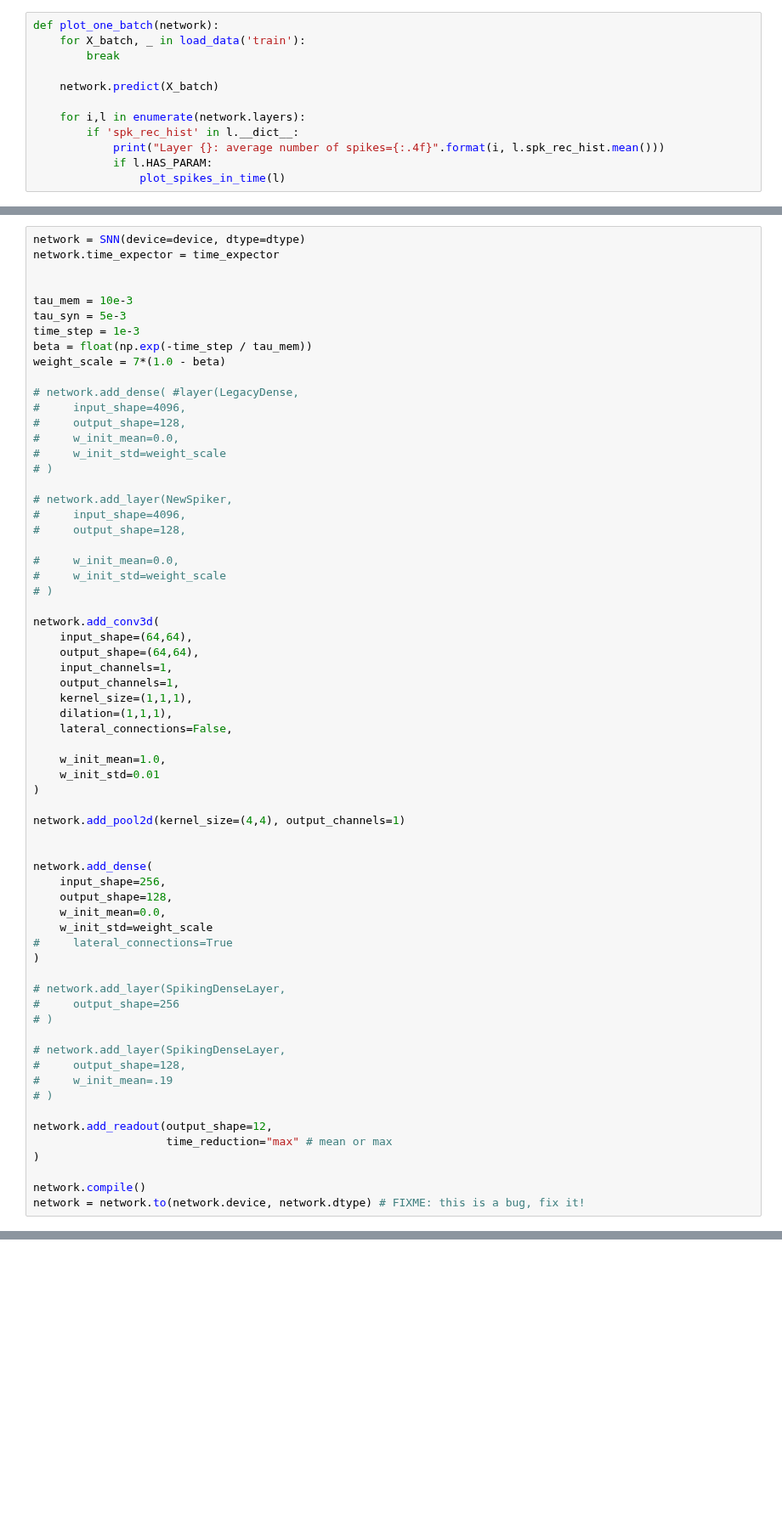
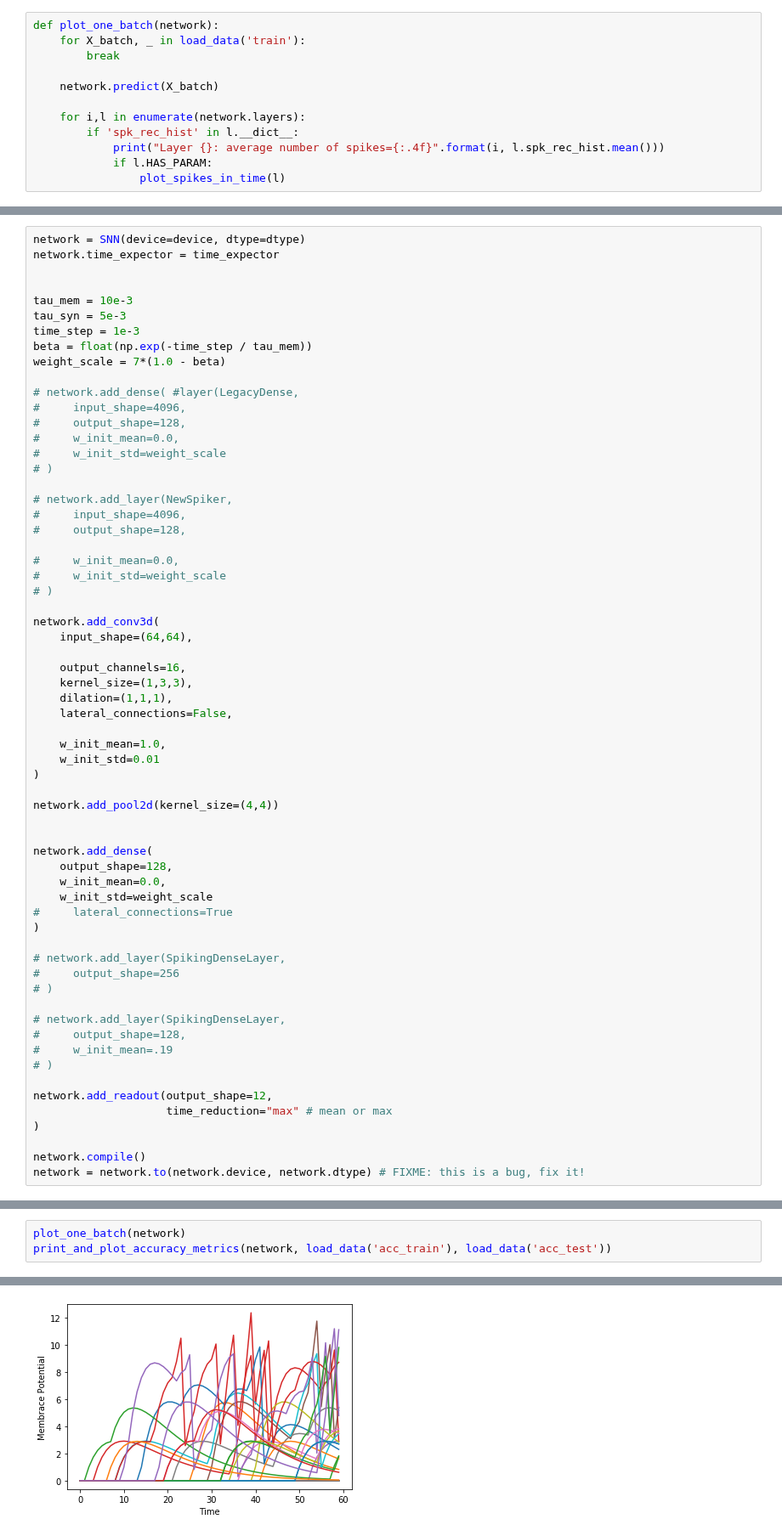
Before and after one commit to ArefMq/action-recognition-via-snn, a Jupyter notebook: S-CNN-DVS.ipynb, the cells around one changed output, grey strips where cells are left out. Shown at 85% size. Saved outputs shown, nothing was run; the diff lists cells and outputs as text; blank space fills up the shorter version.

```diff
--- a/S-CNN-DVS.ipynb
+++ b/S-CNN-DVS.ipynb
@@ -111,10 +111,9 @@ weight_scale = 7*(1.0 - beta)
 
 network.add_conv3d(
     input_shape=(64,64),
-    output_shape=(64,64),
-    input_channels=1,
-    output_channels=1,
-    kernel_size=(1,1,1),
+
+    output_channels=16,
+    kernel_size=(1,3,3),
     dilation=(1,1,1),
     lateral_connections=False,
 
@@ -122,11 +121,10 @@ network.add_conv3d(
     w_init_std=0.01
 )
 
-network.add_pool2d(kernel_size=(4,4), output_channels=1)
+network.add_pool2d(kernel_size=(4,4))
 
 
 network.add_dense(
-    input_shape=256,
     output_shape=128,
     w_init_mean=0.0,
     w_init_std=weight_scale
@@ -164,0 +149,4 @@ Layer 2: average number of spikes=0.3650
+# %%
+plot_one_batch(network)
+print_and_plot_accuracy_metrics(network, load_data('acc_train'), load_data('acc_test'))
+# %% [output]
@@ -164,0 +154 @@ Layer 2: average number of spikes=0.3650
+[figure, added]
```
Also changed, not shown: parts of 8 cells of this notebook, 7 other files.
